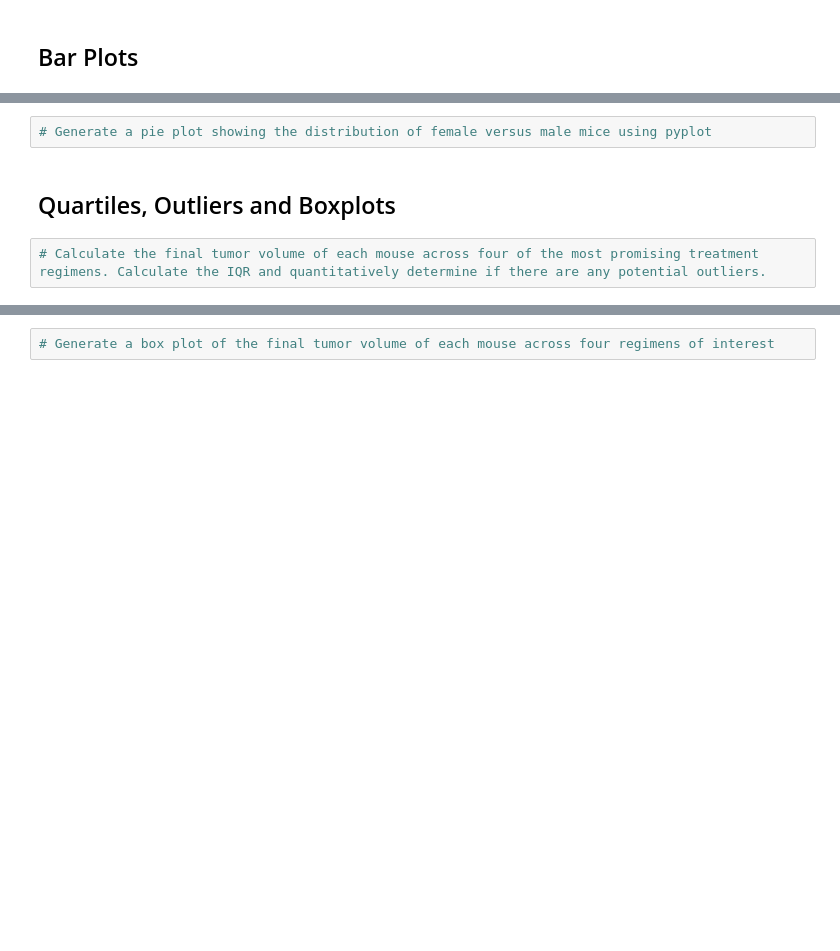
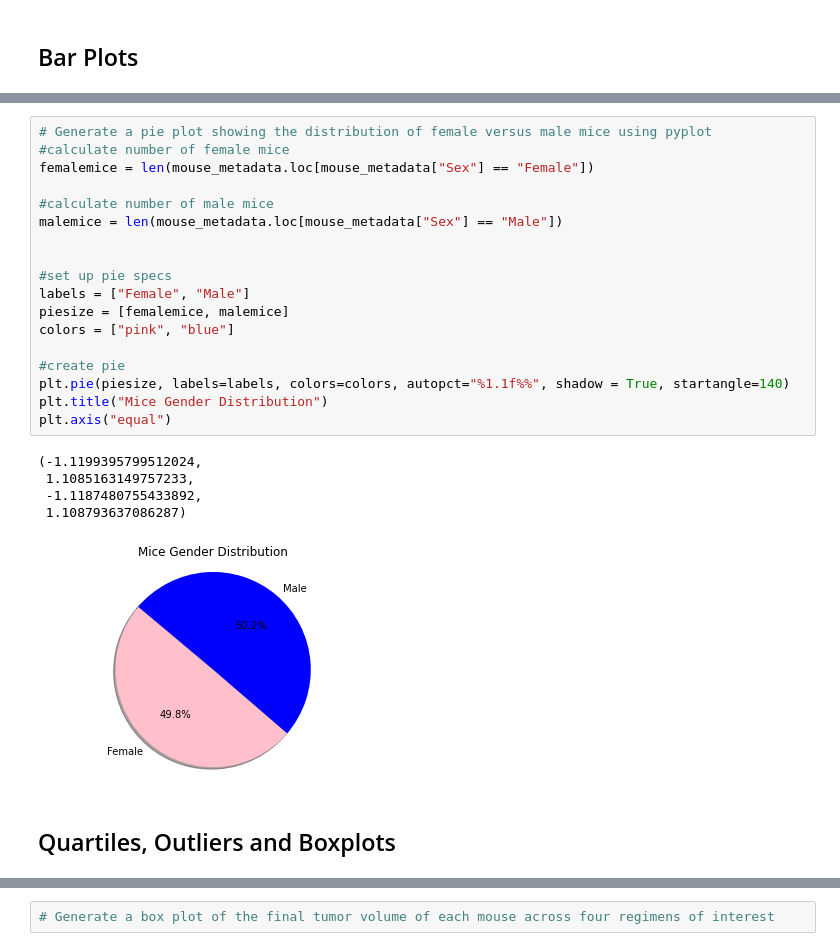
Before and after one commit to taftap8/matplotlib_challenge, a Jupyter notebook: Pymaceuticals/pymaceuticals_APT.ipynb, the cells around one changed output, grey strips where cells are left out. Cells and saved outputs as stored; diff of their text form; blank space fills up the shorter version.

```diff
--- a/Pymaceuticals/pymaceuticals_APT.ipynb
+++ b/Pymaceuticals/pymaceuticals_APT.ipynb
@@ -120,6 +197,26 @@ CleanMouse_df["Mouse ID"].count()
-# %%
-# Generate a pie plot showing the distribution of female versus male mice using pyplot
+# %%
+# Generate a pie plot showing the distribution of female versus male mice using pyplot
+#calculate number of female mice
+femalemice = len(mouse_metadata.loc[mouse_metadata["Sex"] == "Female"])
+
+#calculate number of male mice
+malemice = len(mouse_metadata.loc[mouse_metadata["Sex"] == "Male"])
+
+
+#set up pie specs
+labels = ["Female", "Male"]
+piesize = [femalemice, malemice]
+colors = ["pink", "blue"]
+
+#create pie
+plt.pie(piesize, labels=labels, colors=colors, autopct="%1.1f%%", shadow = True, startangle=140)
+plt.title("Mice Gender Distribution")
+plt.axis("equal")
+# %% [output]
+(-1.1199395799512024,
+ 1.1085163149757233,
+ -1.1187480755433892,
+ 1.108793637086287)
+[figure, added]
 # %% [markdown]
 ## Quartiles, Outliers and Boxplots
-# %%
-# Calculate the final tumor volume of each mouse across four of the most promising treatment regimens. Calculate the IQR and quantitatively determine if there are any potential outliers.
```
Also changed, not shown: parts of 17 cells of this notebook.
